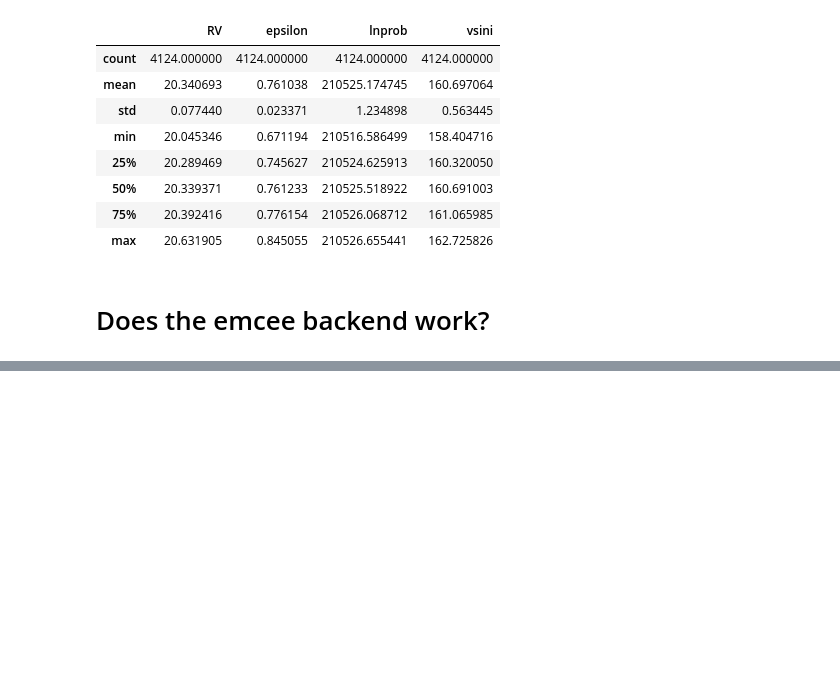
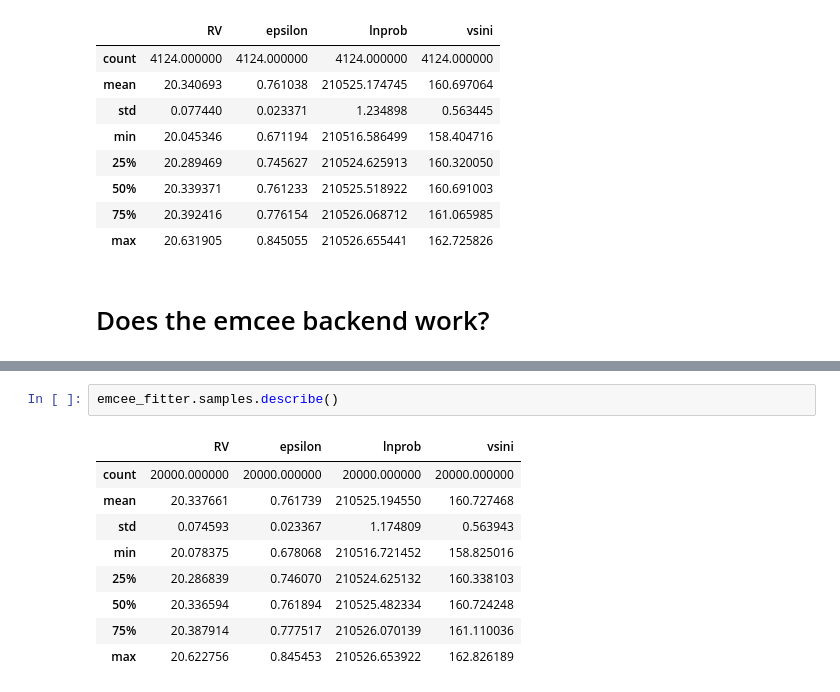
Before and after one commit to kgullikson88/Chiron-Scripts, a Jupyter notebook: MeasureRV.ipynb, the cells around one changed output, grey strips where cells are left out. Drawn from its saved outputs; the diff is of its cells as text; blank space fills up the shorter version.

```diff
--- a/MeasureRV.ipynb
+++ b/MeasureRV.ipynb
@@ -134,0 +162,12 @@ emcee_fitter.plot()
+# %%
+emcee_fitter.samples.describe()
+# %% [output]
+|  | RV | epsilon | lnprob | vsini |
+| count | 20000.000000 | 20000.000000 | 20000.000000 | 20000.000000 |
+| mean | 20.337661 | 0.761739 | 210525.194550 | 160.727468 |
+| std | 0.074593 | 0.023367 | 1.174809 | 0.563943 |
+| min | 20.078375 | 0.678068 | 210516.721452 | 158.825016 |
+| 25% | 20.286839 | 0.746070 | 210524.625132 | 160.338103 |
+| 50% | 20.336594 | 0.761894 | 210525.482334 | 160.724248 |
+| 75% | 20.387914 | 0.777517 | 210526.070139 | 161.110036 |
+| max | 20.622756 | 0.845453 | 210526.653922 | 162.826189 |
```
Also changed, not shown: parts of 8 cells of this notebook.
